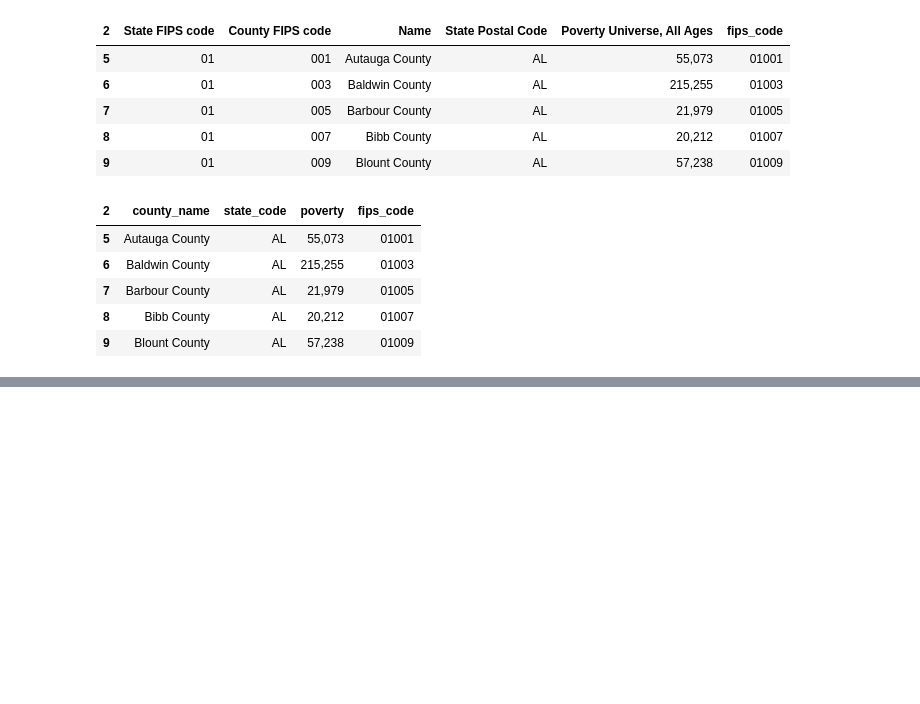
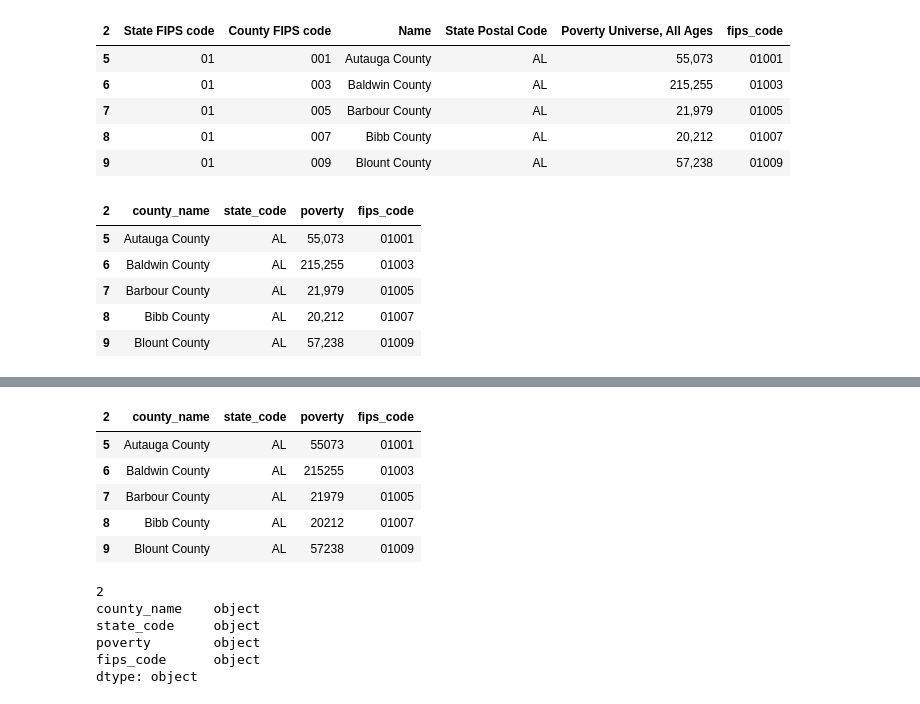
Before and after one commit to mmeadx/etl_covidvspoverty, a Jupyter notebook: ETL Project.ipynb, the cells around one changed output, grey strips where cells are left out. Drawn from its saved outputs; the diff is of its cells as text; code cells hidden in the pictures; blank space fills up the shorter version.

```diff
--- a/ETL Project.ipynb
+++ b/ETL Project.ipynb
@@ -128,0 +209,4 @@ poverty_data.head()
+# %%
+# replacing NaN values with 0
+poverty_trim['poverty'] = poverty_trim['poverty'].fillna(0)
+poverty_trim.info()
@@ -128,0 +225,23 @@ poverty_data.head()
+# %%
+# removing leading/reailing speaces on poverty column
+poverty_trim['poverty'] = poverty_trim['poverty'].str.strip()
+# %%
+# removing commas as thousand separator
+poverty_trim['poverty'] = poverty_trim['poverty'].replace(',','', regex=True)
+poverty_trim.head()
+# %% [output]
+| 2 | county_name | state_code | poverty | fips_code |
+| 5 | Autauga County | AL | 55073 | 01001 |
+| 6 | Baldwin County | AL | 215255 | 01003 |
+| 7 | Barbour County | AL | 21979 | 01005 |
+| 8 | Bibb County | AL | 20212 | 01007 |
+| 9 | Blount County | AL | 57238 | 01009 |
+# %%
+poverty_trim.dtypes
+# %% [output]
+2
+county_name    object
+state_code     object
+poverty        object
+fips_code      object
+dtype: object
```
Also changed, not shown: parts of 13 cells of this notebook.
